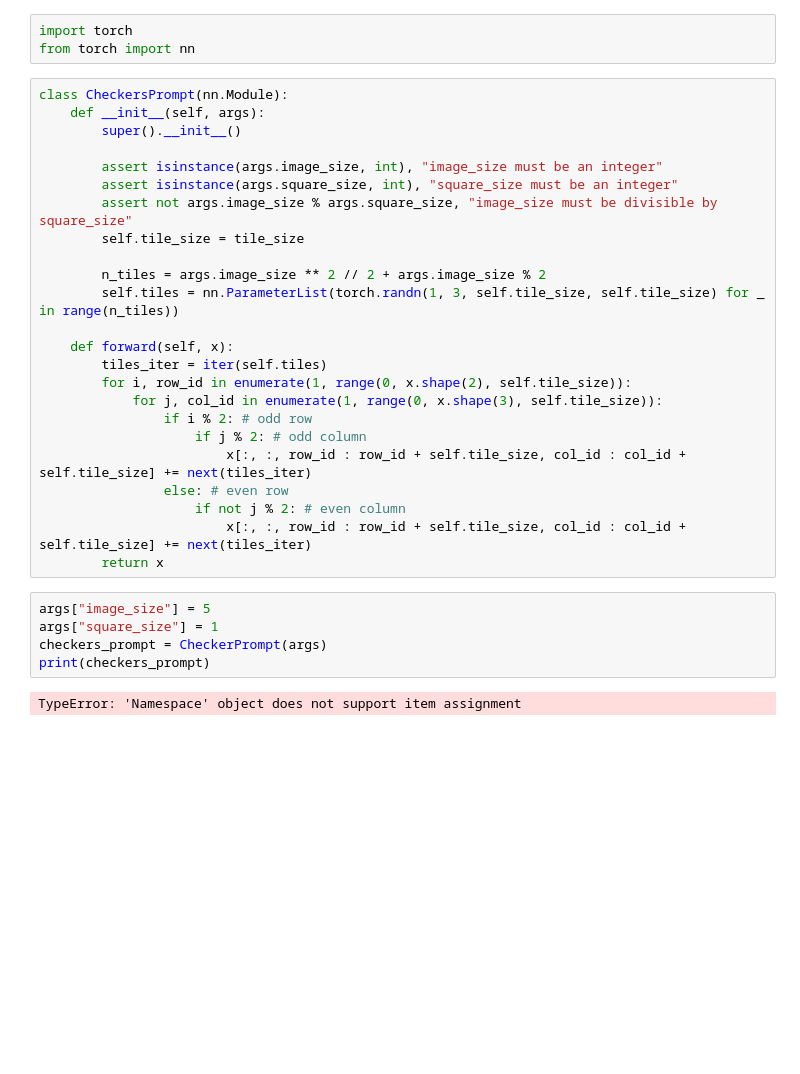
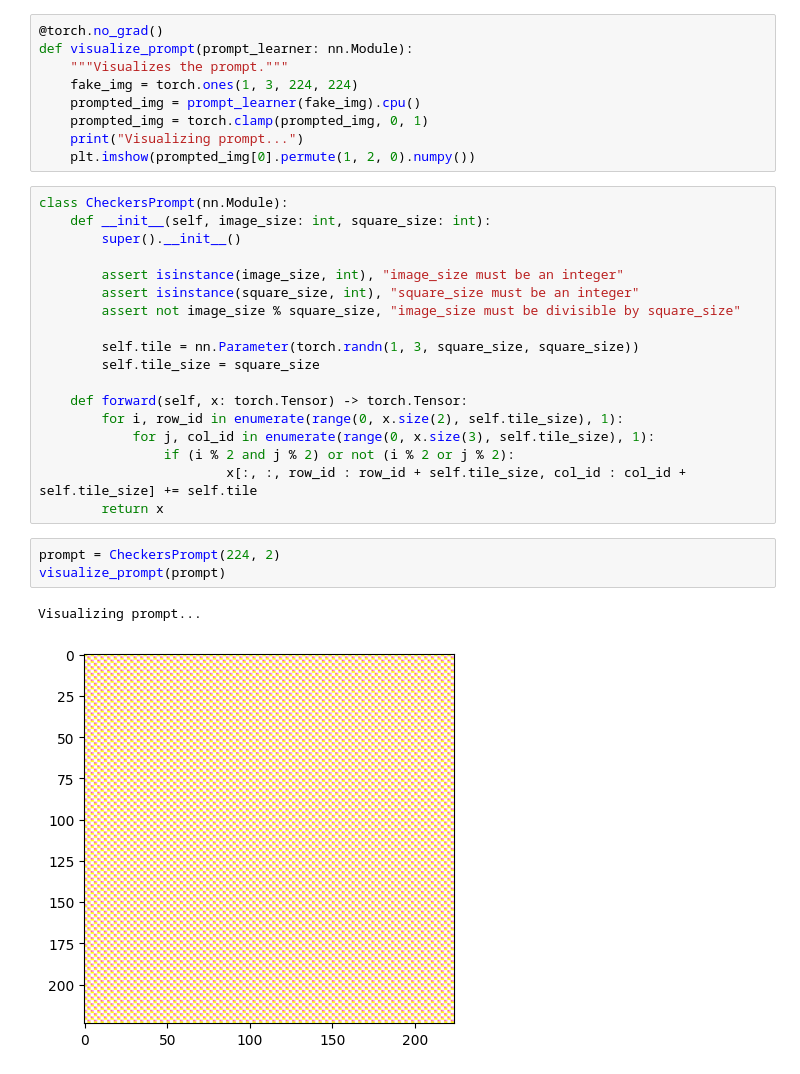
Before and after one commit to xqz-u/uvadlc_practicals_2022, a Jupyter notebook: assignment2/part2/viz_prompt.ipynb, the cells around one changed output. Drawn from its saved outputs; the diff is of its cells as text; blank space fills up the shorter version.

Commit message:
completed checkers pattern...

```diff
--- a/assignment2/part2/viz_prompt.ipynb
+++ b/assignment2/part2/viz_prompt.ipynb
@@ -70,34 +10,33 @@ Epoch: [1][ 50/313]     Time  0.437 ( 0.458)    Data  0.032 ( 0.049)    Loss 2.7
-# %%
-import torch
-from torch import nn
+# %%
+@torch.no_grad()
+def visualize_prompt(prompt_learner: nn.Module):
+    """Visualizes the prompt."""
+    fake_img = torch.ones(1, 3, 224, 224)
+    prompted_img = prompt_learner(fake_img).cpu()
+    prompted_img = torch.clamp(prompted_img, 0, 1)
+    print("Visualizing prompt...")
+    plt.imshow(prompted_img[0].permute(1, 2, 0).numpy())
 # %%
 class CheckersPrompt(nn.Module):
-    def __init__(self, args):
+    def __init__(self, image_size: int, square_size: int):
         super().__init__()
 
-        assert isinstance(args.image_size, int), "image_size must be an integer"
-        assert isinstance(args.square_size, int), "square_size must be an integer"
-        assert not args.image_size % args.square_size, "image_size must be divisible by square_size"
-        self.tile_size = tile_size
+        assert isinstance(image_size, int), "image_size must be an integer"
+        assert isinstance(square_size, int), "square_size must be an integer"
+        assert not image_size % square_size, "image_size must be divisible by square_size"
 
-        n_tiles = args.image_size ** 2 // 2 + args.image_size % 2
-        self.tiles = nn.ParameterList(torch.randn(1, 3, self.tile_size, self.tile_size) for _ in range(n_tiles))
+        self.tile = nn.Parameter(torch.randn(1, 3, square_size, square_size))
+        self.tile_size = square_size
 
-    def forward(self, x):
-        tiles_iter = iter(self.tiles)
-        for i, row_id in enumerate(1, range(0, x.shape(2), self.tile_size)):
-            for j, col_id in enumerate(1, range(0, x.shape(3), self.tile_size)):
-                if i % 2: # odd row
-                    if j % 2: # odd column
-                        x[:, :, row_id : row_id + self.tile_size, col_id : col_id + self.tile_size] += next(tiles_iter)
-                else: # even row
-                    if not j % 2: # even column
-                        x[:, :, row_id : row_id + self.tile_size, col_id : col_id + self.tile_size] += next(tiles_iter)
+    def forward(self, x: torch.Tensor) -> torch.Tensor:
+        for i, row_id in enumerate(range(0, x.size(2), self.tile_size), 1):
+            for j, col_id in enumerate(range(0, x.size(3), self.tile_size), 1):
+                if (i % 2 and j % 2) or not (i % 2 or j % 2):
+                        x[:, :, row_id : row_id + self.tile_size, col_id : col_id + self.tile_size] += self.tile
         return x
-# %%
-args["image_size"] = 5
-args["square_size"] = 1
-checkers_prompt = CheckerPrompt(args)
-print(checkers_prompt)
-# %% [output]
-TypeError: 'Namespace' object does not support item assignment
+# %%
+prompt = CheckersPrompt(224, 2)
+visualize_prompt(prompt)
+# %% [output]
+Visualizing prompt...
+[figure, added]
```
Also changed, not shown: parts of 5 cells of this notebook, 4 other files.
